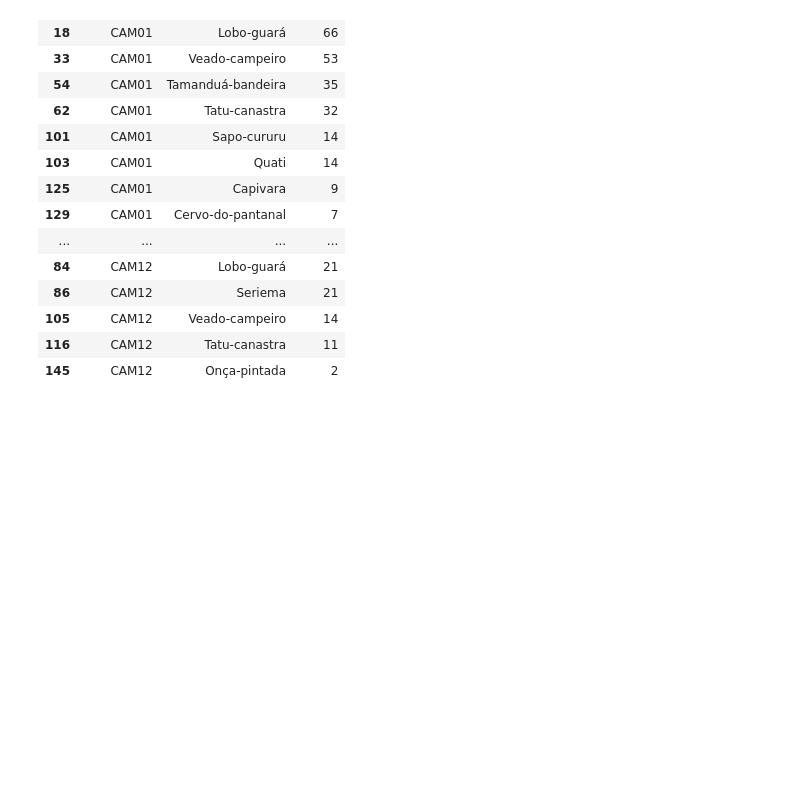
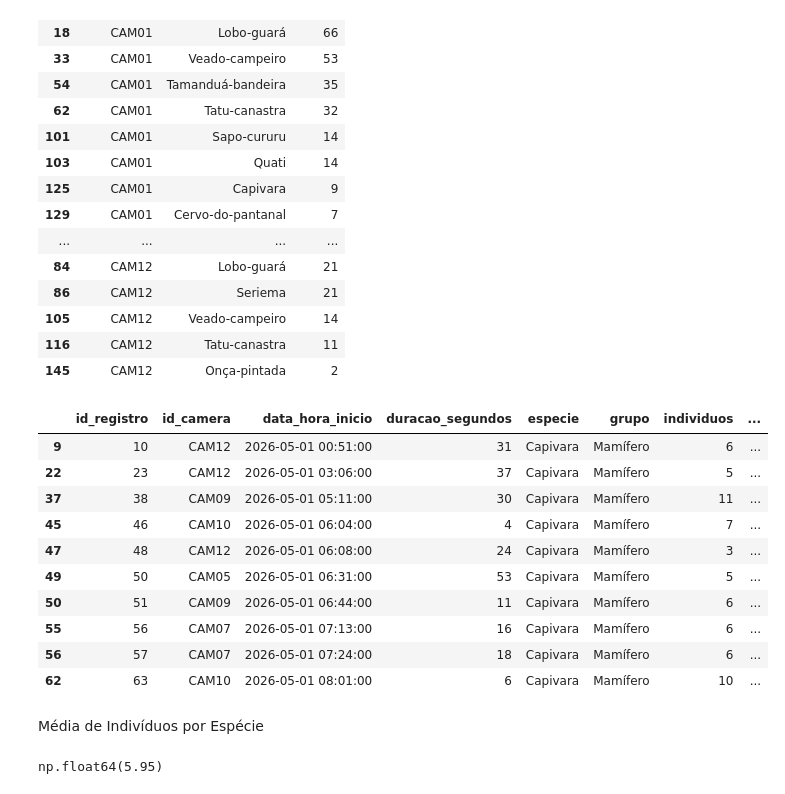
Before and after one commit to dinizjr/Trilha-IA, a Jupyter notebook: DS/Ex01.ipynb, the cells around one changed output. Drawn from its saved outputs; the diff is of its cells as text; code cells hidden in the pictures; blank space fills up the shorter version.

Commit message:
Grupos

```diff
--- a/DS/Ex01.ipynb
+++ b/DS/Ex01.ipynb
@@ -170,4 +170,23 @@ resultado
 | 116 | CAM12 | Tatu-canastra | 11 |
 | 145 | CAM12 | Onça-pintada | 2 |
 # %%
-#teste
+capi = dt[(dt.especie=='Capivara')]
+capi.head(10)
+# %% [output]
+|  | id_registro | id_camera | data_hora_inicio | duracao_segundos | especie | grupo | individuos | ... |
+| 9 | 10 | CAM12 | 2026-05-01 00:51:00 | 31 | Capivara | Mamífero | 6 | ... |
+| 22 | 23 | CAM12 | 2026-05-01 03:06:00 | 37 | Capivara | Mamífero | 5 | ... |
+| 37 | 38 | CAM09 | 2026-05-01 05:11:00 | 30 | Capivara | Mamífero | 11 | ... |
+| 45 | 46 | CAM10 | 2026-05-01 06:04:00 | 4 | Capivara | Mamífero | 7 | ... |
+| 47 | 48 | CAM12 | 2026-05-01 06:08:00 | 24 | Capivara | Mamífero | 3 | ... |
+| 49 | 50 | CAM05 | 2026-05-01 06:31:00 | 53 | Capivara | Mamífero | 5 | ... |
+| 50 | 51 | CAM09 | 2026-05-01 06:44:00 | 11 | Capivara | Mamífero | 6 | ... |
+| 55 | 56 | CAM07 | 2026-05-01 07:13:00 | 16 | Capivara | Mamífero | 6 | ... |
+| 56 | 57 | CAM07 | 2026-05-01 07:24:00 | 18 | Capivara | Mamífero | 6 | ... |
+| 62 | 63 | CAM10 | 2026-05-01 08:01:00 | 6 | Capivara | Mamífero | 10 | ... |
+# %% [markdown]
+Média de Indivíduos por Espécie
+# %%
+round(dt[(dt.especie=='Capivara')].individuos.mean(),2)
+# %% [output]
+np.float64(5.95)
```
Also changed, not shown: parts of 4 cells of this notebook.
